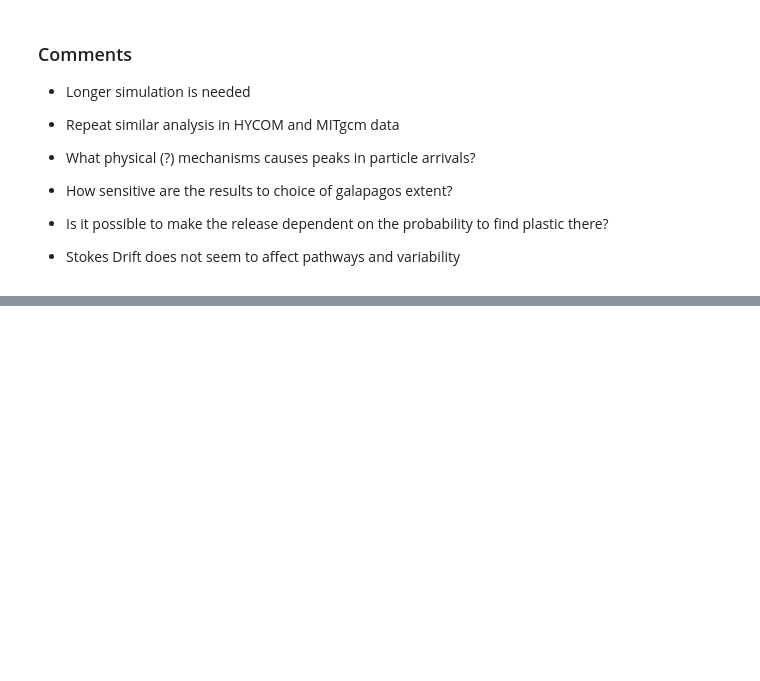
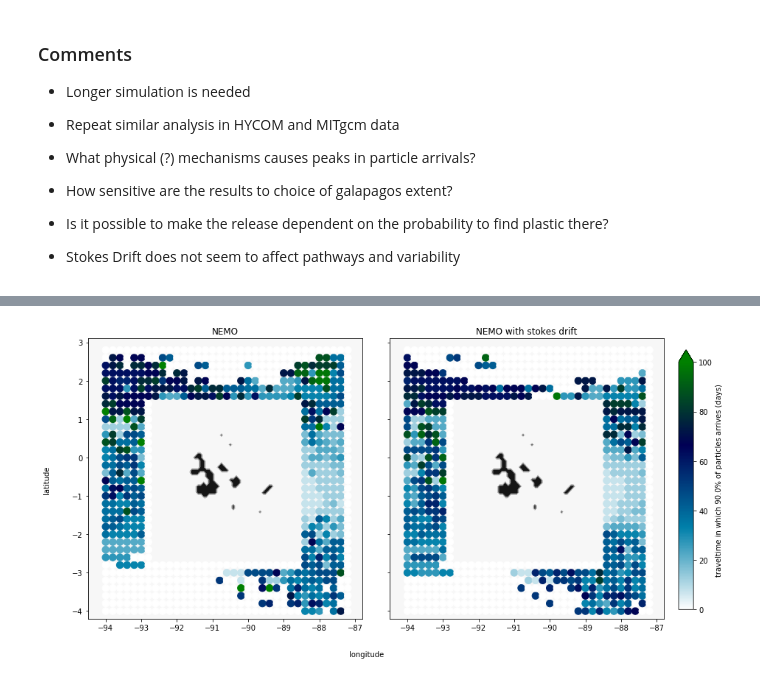
Before and after one commit to SLYpma/GalapagosProject, a Jupyter notebook: results/documentation/20.05_DrifterArrival/produce_figures.ipynb, the cells around one changed output, grey strips where cells are left out. Drawn from its saved outputs; the diff is of its cells as text; code cells hidden in the pictures; blank space fills up the shorter version.

```diff
--- a/results/documentation/20.05_DrifterArrival/produce_figures.ipynb
+++ b/results/documentation/20.05_DrifterArrival/produce_figures.ipynb
@@ -353,0 +461,4 @@ variability_direction()
+# %%
+traveltime_map(150,5,0.9)
+# %% [output]
+[figure, added]
```
Also changed, not shown: parts of 5 cells of this notebook.
